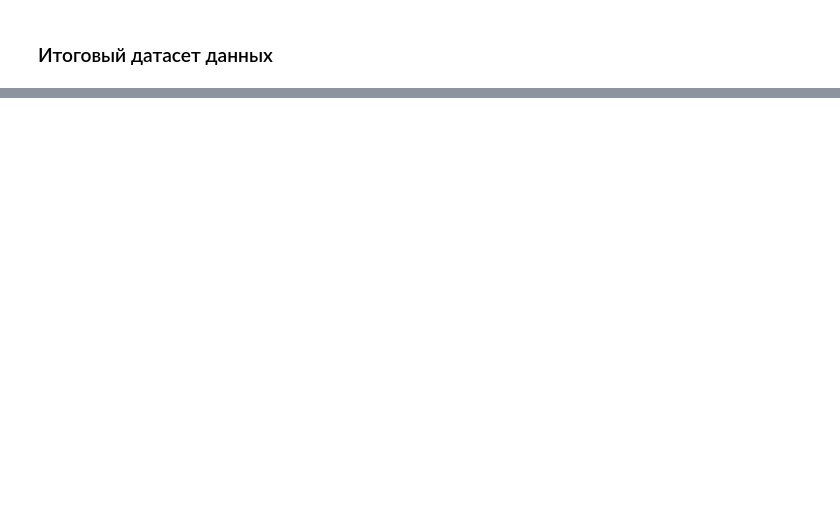
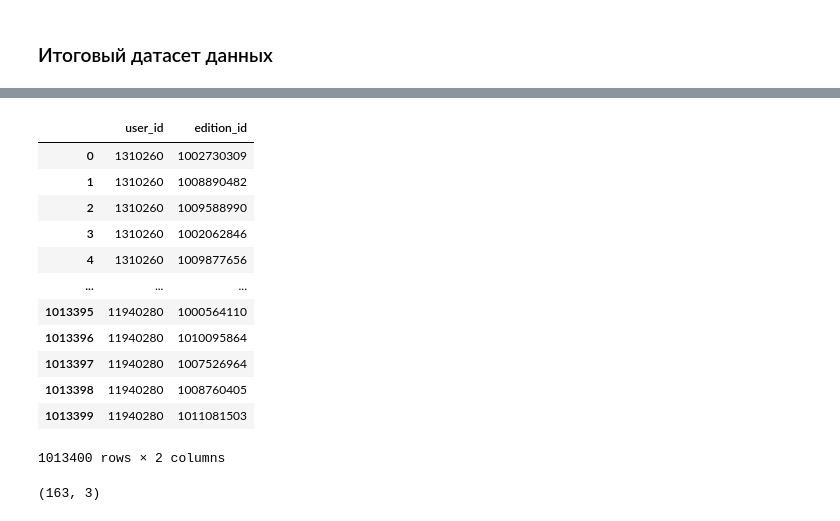
Before and after one commit to Mister-0-Zero/Academi-AI-competition, a Jupyter notebook: research.ipynb, the cells around one changed output, grey strips where cells are left out. Saved outputs shown, nothing was run; the diff lists cells and outputs as text; code cells hidden in the pictures; blank space fills up the shorter version.

```diff
--- a/research.ipynb
+++ b/research.ipynb
@@ -647,0 +632,21 @@ df_train
+# %%
+candidates
+# %% [output]
+|  | user_id | edition_id |
+| 0 | 1310260 | 1002730309 |
+| 1 | 1310260 | 1008890482 |
+| 2 | 1310260 | 1009588990 |
+| 3 | 1310260 | 1002062846 |
+| 4 | 1310260 | 1009877656 |
+| ... | ... | ... |
+| 1013395 | 11940280 | 1000564110 |
+| 1013396 | 11940280 | 1010095864 |
+| 1013397 | 11940280 | 1007526964 |
+| 1013398 | 11940280 | 1008760405 |
+| 1013399 | 11940280 | 1011081503 |
+1013400 rows × 2 columns
+# %%
+ed_cnt = df_train.groupby(["user_id", "edition_id"]).size().reset_index(name="cnt")
+ed_cnt[ed_cnt["cnt"] > 1].shape
+# %% [output]
+(163, 3)
```
Also changed, not shown: parts of 13 cells of this notebook, 3 other files.
